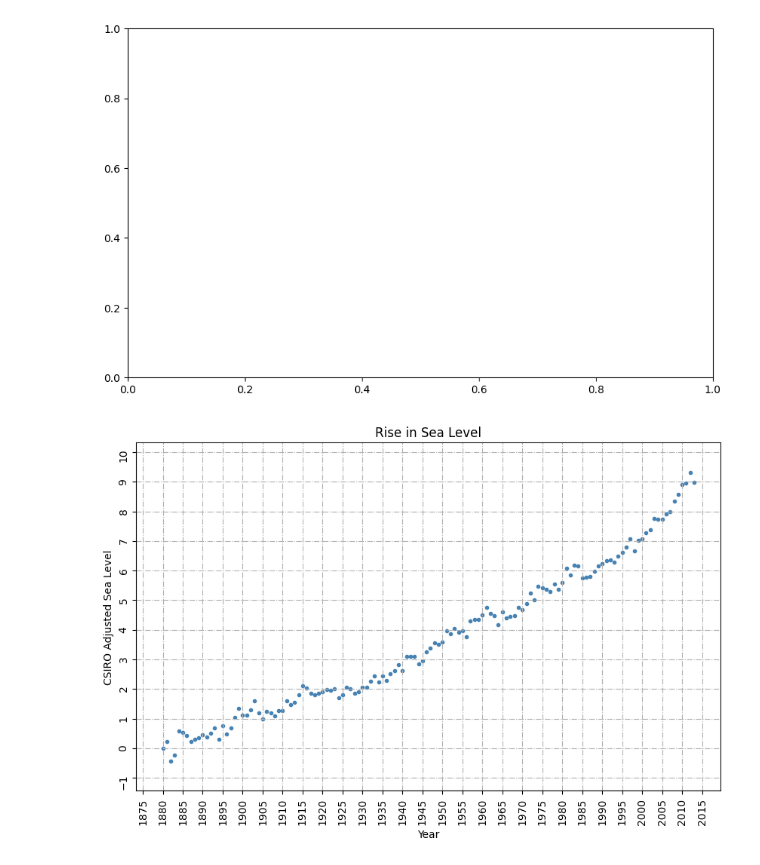
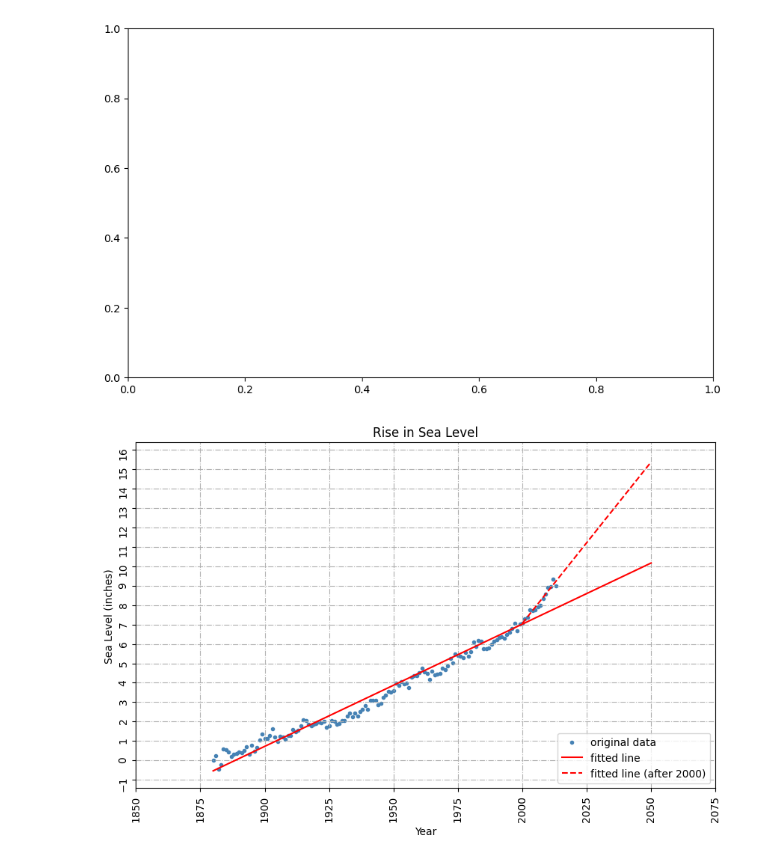
Before and after one commit to roldugina/freecodecamp_data_analysis_projects, a Jupyter notebook: sea_level_predictor/sea_level_predictor.ipynb, the cells around one changed output. Drawn from its saved outputs; the diff is of its cells as text; code cells hidden in the pictures.

```diff
--- a/sea_level_predictor/sea_level_predictor.ipynb
+++ b/sea_level_predictor/sea_level_predictor.ipynb
@@ -19,6 +18,6 @@ years_pr_max=2050
 # %%
 res_general = st.linregress(df['Year'],df['CSIRO Adjusted Sea Level'])
-res_prognosis=st.linregress(df[df['Year']>2000]['Year'],df[df['Year']>2000]['CSIRO Adjusted Sea Level'])
+res_prognosis=st.linregress(df[df['Year']>=2000]['Year'],df[df['Year']>=2000]['CSIRO Adjusted Sea Level'])
 # %%
 y_min=df['CSIRO Adjusted Sea Level'].min()-1
 y_current=df['CSIRO Adjusted Sea Level'].max()+1
@@ -28,13 +27,18 @@ fig,ax=plt.subplots(figsize=(10,6))
 # %% [output]
 [figure]
 # %%
-ax.scatter(df['Year'],df['CSIRO Adjusted Sea Level'],color='steelblue',marker=".")
+ax.scatter(df['Year'],df['CSIRO Adjusted Sea Level'],color='steelblue',marker=".",label='original data')
+ax.plot(years_full,years_full*res_general.slope+res_general.intercept,'r', label='fitted line')
+ax.plot(years_2000,years_2000*res_prognosis.slope+res_prognosis.intercept,'r--', label='fitted line (after 2000)')
 
-ax.set(xlabel='Year',ylabel='CSIRO Adjusted Sea Level',title='Rise in Sea Level',ylim=(y_min,y_current))
-ax.xaxis.set_major_locator(MultipleLocator(5))
+ax.set(xlabel='Year',ylabel='Sea Level (inches)',title='Rise in Sea Level',xlim=(1850,2075),ylim=(y_min,y_max))
+
+ax.xaxis.set_major_locator(MultipleLocator(25))
 ax.yaxis.set_major_locator(MultipleLocator(1))
 ax.grid(True, linestyle='-.')
 ax.tick_params(labelrotation=90)
+
+ax.legend(loc='lower right')
 fig
 # %% [output]
-[figure, old version]
+[figure, new version]
```
Also changed, not shown: parts of 3 cells of this notebook.
